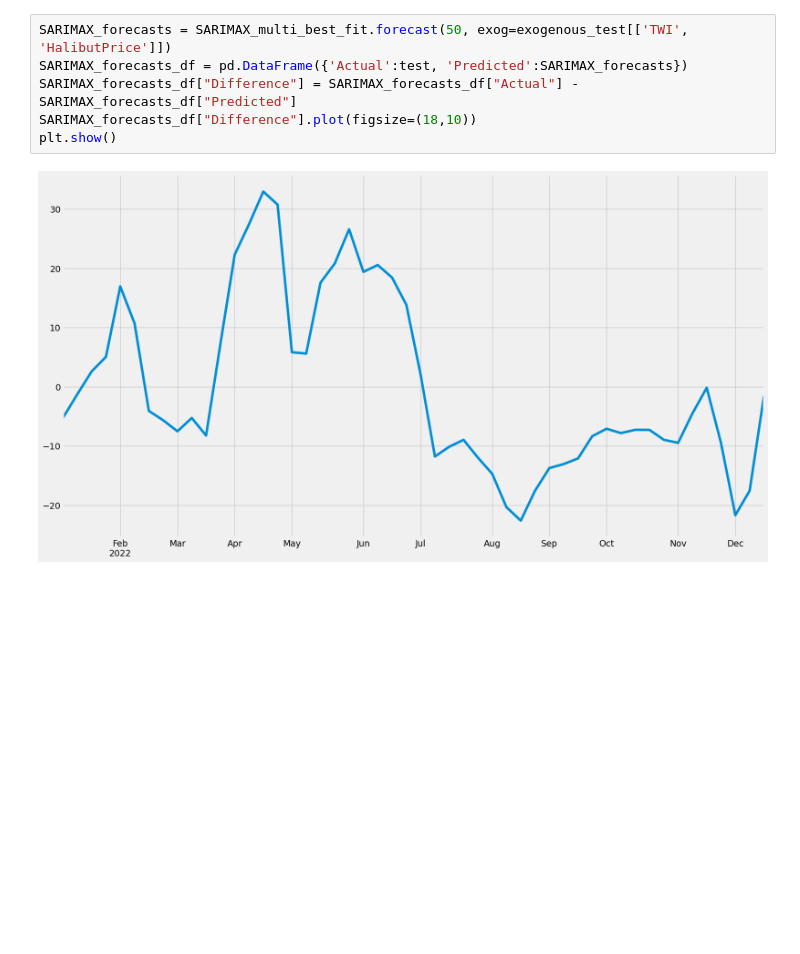
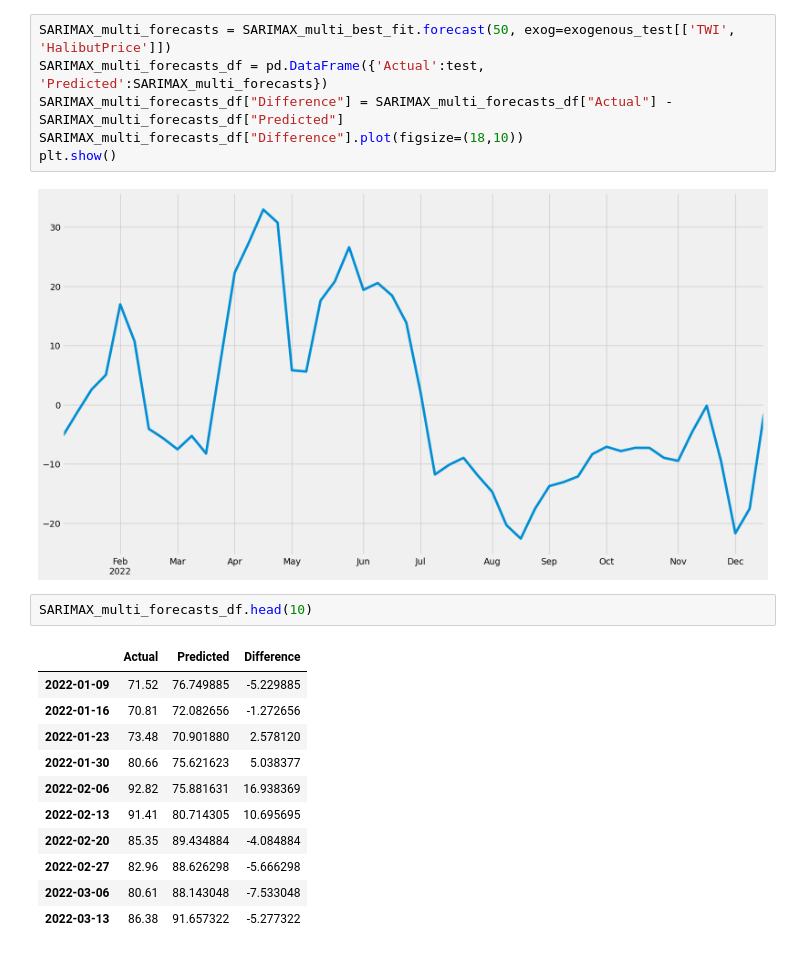
Before and after one commit to BachelorLaks/bachelor2023, a Jupyter notebook: data/ARIMA.ipynb, the cells around one changed output. Cells and saved outputs as stored; diff of their text form; blank space fills up the shorter version.

```diff
--- a/data/ARIMA.ipynb
+++ b/data/ARIMA.ipynb
@@ -675,10 +675,24 @@ print(SARIMAX_multi_best_fit.summary().as_latex())
 Warnings: \newline
  [1] Covariance matrix calculated using the outer product of gradients (complex-step).
 # %%
-SARIMAX_forecasts = SARIMAX_multi_best_fit.forecast(50, exog=exogenous_test[['TWI', 'HalibutPrice']])
-SARIMAX_forecasts_df = pd.DataFrame({'Actual':test, 'Predicted':SARIMAX_forecasts})
-SARIMAX_forecasts_df["Difference"] = SARIMAX_forecasts_df["Actual"] - SARIMAX_forecasts_df["Predicted"]
-SARIMAX_forecasts_df["Difference"].plot(figsize=(18,10))
+SARIMAX_multi_forecasts = SARIMAX_multi_best_fit.forecast(50, exog=exogenous_test[['TWI', 'HalibutPrice']])
+SARIMAX_multi_forecasts_df = pd.DataFrame({'Actual':test, 'Predicted':SARIMAX_multi_forecasts})
+SARIMAX_multi_forecasts_df["Difference"] = SARIMAX_multi_forecasts_df["Actual"] - SARIMAX_multi_forecasts_df["Predicted"]
+SARIMAX_multi_forecasts_df["Difference"].plot(figsize=(18,10))
 plt.show()
 # %% [output]
 [figure]
+# %%
+SARIMAX_multi_forecasts_df.head(10)
+# %% [output]
+|  | Actual | Predicted | Difference |
+| 2022-01-09 | 71.52 | 76.749885 | -5.229885 |
+| 2022-01-16 | 70.81 | 72.082656 | -1.272656 |
+| 2022-01-23 | 73.48 | 70.901880 | 2.578120 |
+| 2022-01-30 | 80.66 | 75.621623 | 5.038377 |
+| 2022-02-06 | 92.82 | 75.881631 | 16.938369 |
+| 2022-02-13 | 91.41 | 80.714305 | 10.695695 |
+| 2022-02-20 | 85.35 | 89.434884 | -4.084884 |
+| 2022-02-27 | 82.96 | 88.626298 | -5.666298 |
+| 2022-03-06 | 80.61 | 88.143048 | -7.533048 |
+| 2022-03-13 | 86.38 | 91.657322 | -5.277322 |
```
Also changed, not shown: parts of 6 cells of this notebook, 1 other file.
